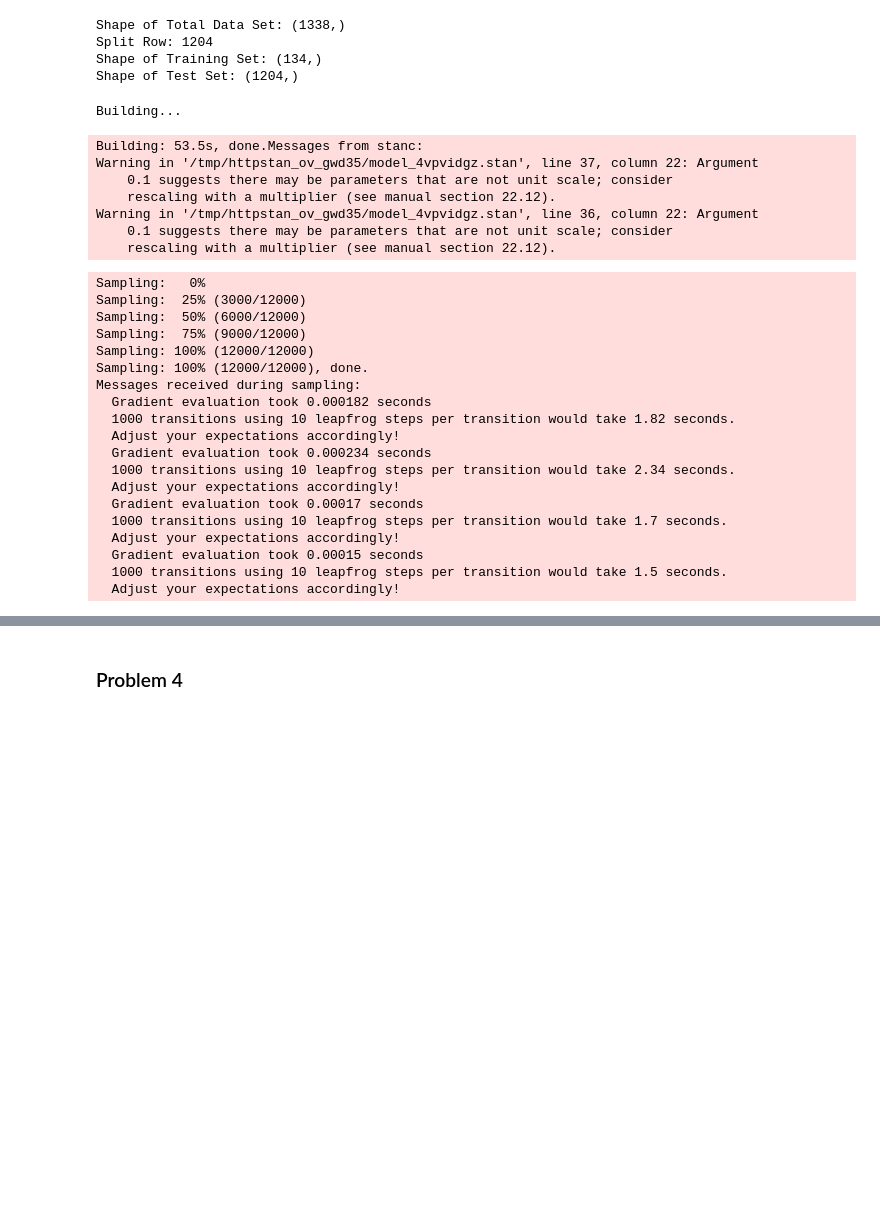
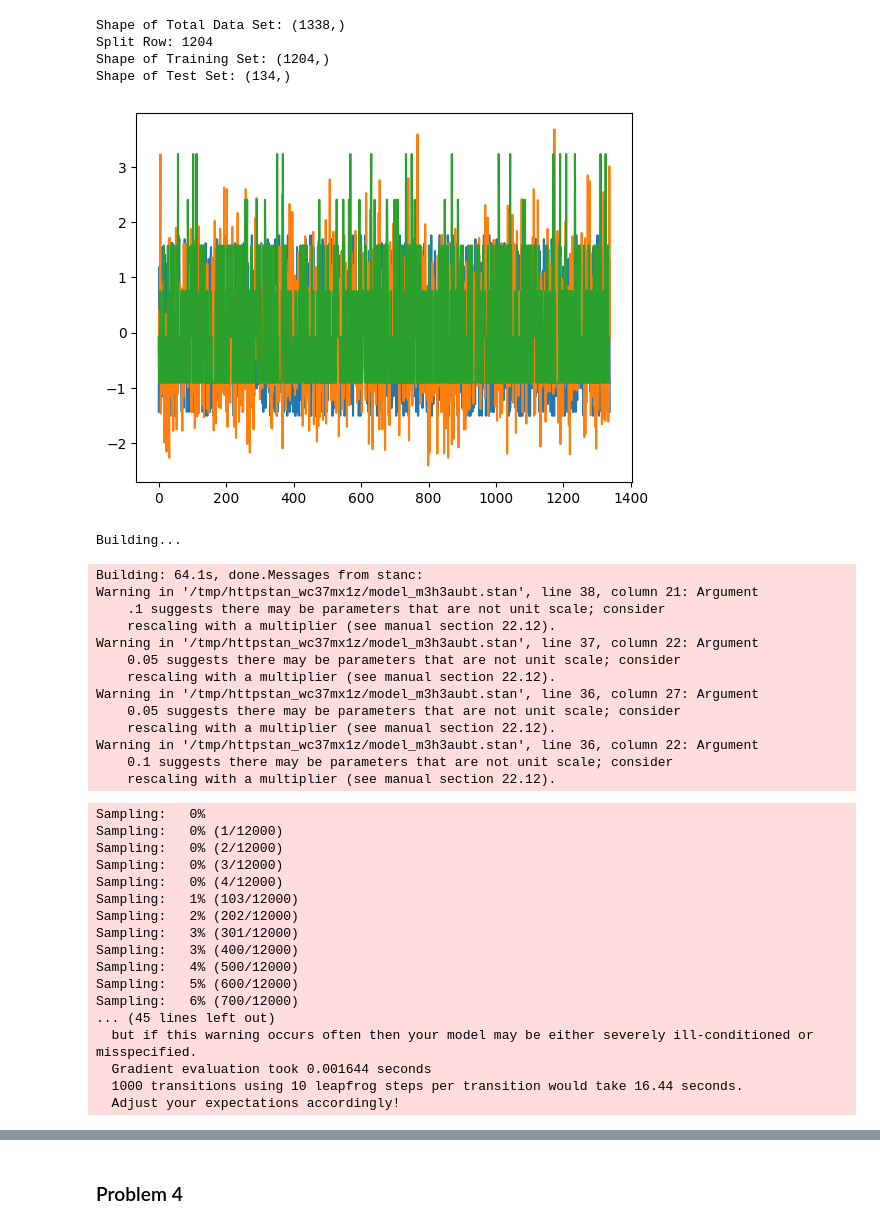
Before and after one commit to NightHydra/CognitiveModelingHomework, a Jupyter notebook: Homeworks/HW4/hw_4_problem3.ipynb, the cells around one changed output, grey strips where cells are left out. Saved outputs shown, nothing was run; the diff lists cells and outputs as text; code cells hidden in the pictures; blank space fills up the shorter version.

```diff
--- a/Homeworks/HW4/hw_4_problem3.ipynb
+++ b/Homeworks/HW4/hw_4_problem3.ipynb
@@ -84,41 +56,44 @@ generated quantities{
 # Read in the file
 insurance_data = pd.read_csv("insurance.csv")
 
 insurance_data = insurance_data.sample(frac=1).reset_index(drop=True)
 
 key_param_df = insurance_data[['age', 'bmi', 'children']].astype(np.float64)
 
 # Standardize the data in these columns
 
 for col in key_param_df:
     key_param_df[col] = (key_param_df[col] - key_param_df[col].mean())/(key_param_df[col].std())
 
 # Also standardize the charges
 insurance_data["charges"] = (insurance_data['charges'] - insurance_data['charges'].mean())/(insurance_data['charges'].std())
 
+
+
 parameter_vals = key_param_df.values
 charges_vals = insurance_data["charges"].values
 
 num_rows = parameter_vals.shape[0]
 
-split_proportion = 0.9
-split_row = int(num_rows * split_proportion)
+split_proportion = 0.1
+split_row = int(num_rows * (1-split_proportion))
 
-training_data_params = parameter_vals[split_row:, :]
-testing_data_params = parameter_vals[:split_row, :]
+training_data_params = parameter_vals[:split_row, :]
+testing_data_params = parameter_vals[split_row:, :]
 
-training_data_charges = charges_vals[split_row:]
-testing_data_charges = charges_vals[:split_row]
+training_data_charges = charges_vals[:split_row]
+testing_data_charges = charges_vals[split_row:]
 
 print(f"Shape of Total Data Set: {charges_vals.shape}")
 print(f"Split Row: {split_row}")
 print(f"Shape of Training Set: {training_data_charges.shape}")
 print(f"Shape of Test Set: {testing_data_charges.shape}")
 # %% [output]
 Shape of Total Data Set: (1338,)
 Split Row: 1204
-Shape of Training Set: (134,)
-Shape of Test Set: (1204,)
+Shape of Training Set: (1204,)
+Shape of Test Set: (134,)
+[figure, added]
 # %%
 
 data_dict = {
@@ -135,35 +110,39 @@ data_dict = {
 model = stan.build(stan_code, data=data_dict)
 # %% [output]
 Building...
-Building: 53.5s, done.Messages from stanc:
-Warning in '/tmp/httpstan_ov_gwd35/model_4vpvidgz.stan', line 37, column 22: Argument
+Building: 64.1s, done.Messages from stanc:
+Warning in '/tmp/httpstan_wc37mx1z/model_m3h3aubt.stan', line 38, column 21: Argument
+    .1 suggests there may be parameters that are not unit scale; consider
+    rescaling with a multiplier (see manual section 22.12).
+Warning in '/tmp/httpstan_wc37mx1z/model_m3h3aubt.stan', line 37, column 22: Argument
+    0.05 suggests there may be parameters that are not unit scale; consider
+    rescaling with a multiplier (see manual section 22.12).
+Warning in '/tmp/httpstan_wc37mx1z/model_m3h3aubt.stan', line 36, column 27: Argument
+    0.05 suggests there may be parameters that are not unit scale; consider
+    rescaling with a multiplier (see manual section 22.12).
+Warning in '/tmp/httpstan_wc37mx1z/model_m3h3aubt.stan', line 36, column 22: Argument
     0.1 suggests there may be parameters that are not unit scale; consider
     rescaling with a multiplier (see manual section 22.12).
-Warning in '/tmp/httpstan_ov_gwd35/model_4vpvidgz.stan', line 36, column 22: Argument
-    0.1 suggests there may be parameters that are not unit scale; consider
-    rescaling with a multiplier (see manual section 22.12).
 # %%
 fit = model.sample(num_chains=4, num_samples=2000, num_warmup=1000)
 # %% [output]
 Sampling:   0%
-Sampling:  25% (3000/12000)
-Sampling:  50% (6000/12000)
-Sampling:  75% (9000/12000)
-Sampling: 100% (12000/12000)
-Sampling: 100% (12000/12000), done.
-Messages received during sampling:
-  Gradient evaluation took 0.000182 seconds
-  1000 transitions using 10 leapfrog steps per transition would take 1.82 seconds.
+Sampling:   0% (1/12000)
+Sampling:   0% (2/12000)
+Sampling:   0% (3/12000)
+Sampling:   0% (4/12000)
+Sampling:   1% (103/12000)
+Sampling:   2% (202/12000)
+Sampling:   3% (301/12000)
+Sampling:   3% (400/12000)
+Sampling:   4% (500/12000)
+Sampling:   5% (600/12000)
+Sampling:   6% (700/12000)
+... (45 lines left out)
+  but if this warning occurs often then your model may be either severely ill-conditioned or misspecified.
+  Gradient evaluation took 0.001644 seconds
+  1000 transitions using 10 leapfrog steps per transition would take 16.44 seconds.
   Adjust your expectations accordingly!
-  Gradient evaluation took 0.000234 seconds
-  1000 transitions using 10 leapfrog steps per transition would take 2.34 seconds.
-  Adjust your expectations accordingly!
-  Gradient evaluation took 0.00017 seconds
-  1000 transitions using 10 leapfrog steps per transition would take 1.7 seconds.
-  Adjust your expectations accordingly!
-  Gradient evaluation took 0.00015 seconds
-  1000 transitions using 10 leapfrog steps per transition would take 1.5 seconds.
-  Adjust your expectations accordingly!
 # %%
 az.summary(fit)
 # %% [output]
```
Also changed, not shown: parts of 6 cells of this notebook, 2 other files.
